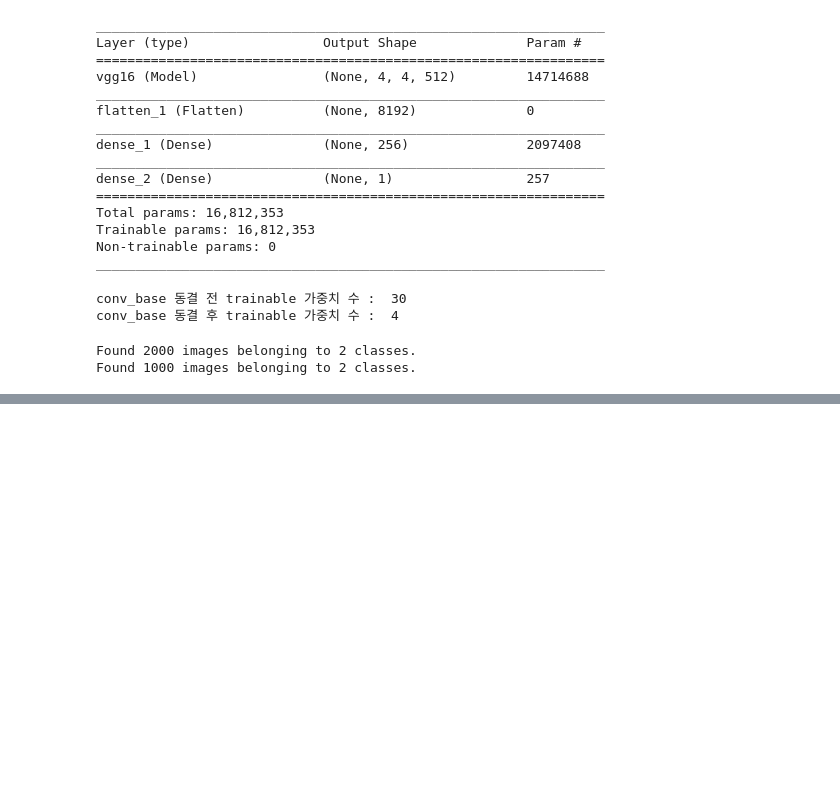
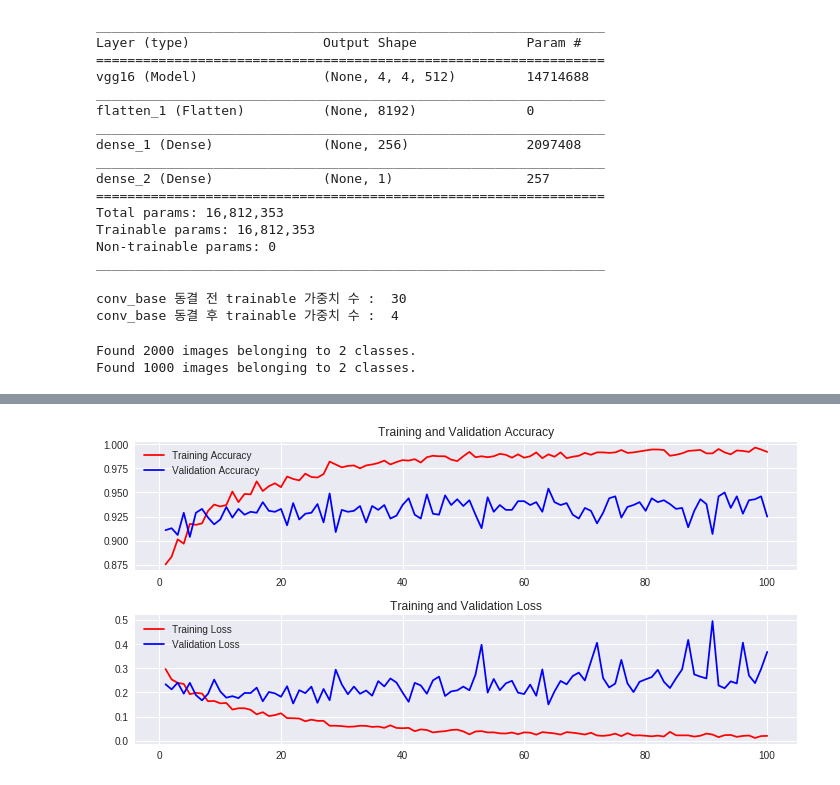
Before and after one commit to Junhojuno/keras-tutorial, a Jupyter notebook: 05_fine_tuning.ipynb, the cells around one changed output, grey strips where cells are left out. Drawn from its saved outputs; the diff is of its cells as text; code cells hidden in the pictures; blank space fills up the shorter version.

```diff
--- a/05_fine_tuning.ipynb
+++ b/05_fine_tuning.ipynb
@@ -232,0 +235,23 @@ KeyboardInterrupt: ignored
+# %%
+import matplotlib.pyplot as plt
+
+epochs = range(1, len(hist.history['acc']) + 1)
+
+plt.figure(figsize=(10,5))
+
+plt.subplot(2,1,1)
+plt.plot(epochs, hist.history['acc'], 'r-', label='Training Accuracy')
+plt.plot(epochs, hist.history['val_acc'], 'b-', label='Validation Accuracy')
+plt.legend()
+plt.title("Training and Validation Accuracy")
+
+plt.subplot(2,1,2)
+plt.plot(epochs, hist.history['loss'], 'r-', label='Training Loss')
+plt.plot(epochs, hist.history['val_loss'], 'b-', label='Validation Loss')
+plt.legend()
+plt.title("Training and Validation Loss")
+
+plt.tight_layout()
+plt.show()
+# %% [output]
+[figure, added]
```
Also changed, not shown: parts of 8 cells of this notebook.
